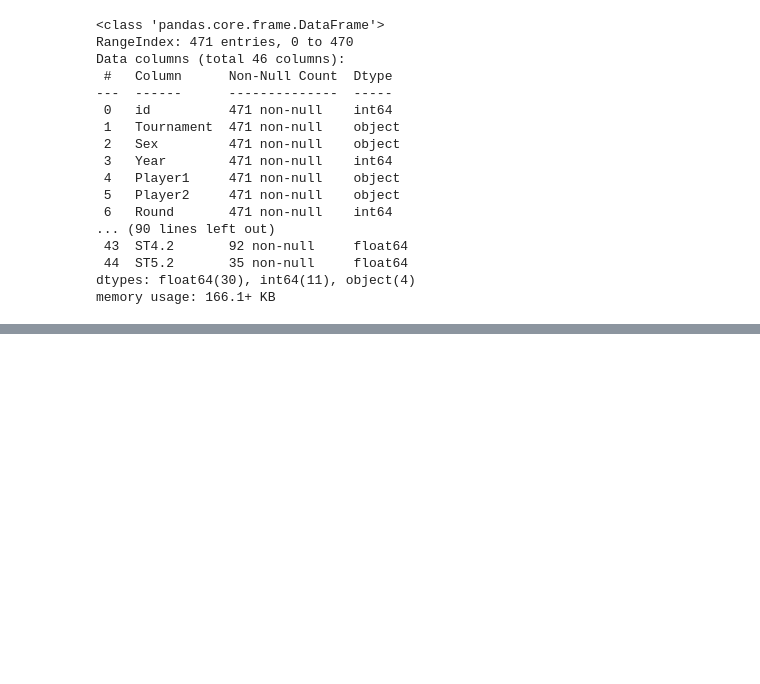
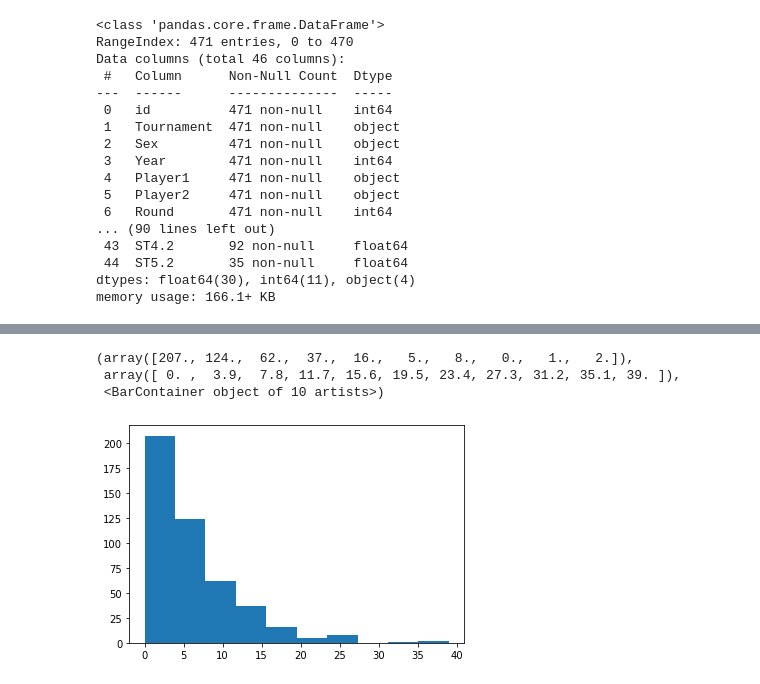
Before and after one commit to yagaoka/kaggle-Competition, a Jupyter notebook: Tennis_Compe/tennis_compe.ipynb, the cells around one changed output, grey strips where cells are left out. Cells and saved outputs as stored; diff of their text form; code cells hidden in the pictures; blank space fills up the shorter version.

```diff
--- a/Tennis_Compe/tennis_compe.ipynb
+++ b/Tennis_Compe/tennis_compe.ipynb
@@ -81,0 +190,2 @@ test_data = test_data.drop(drop_columns, axis=1)
+# %%
+train_data = train_data.drop("FSPW.1", axis=1)
@@ -81,0 +212,6 @@ test_data = test_data.drop(drop_columns, axis=1)
+# %%
+drop_columns = ["NPA.1", "NPA.2", "NPW.1", "NPW.2", "TPW.1", "TPW.2", "UFE.1", "UFE.2", "Year", "id", "DBF.1", "DBF.2"]
+
+train_data = train_data.drop(drop_columns, axis=1)
+test_data = test_data.drop(drop_columns, axis=1)
+train_data.head()
@@ -81,0 +226,7 @@ test_data = test_data.drop(drop_columns, axis=1)
+# %%
+plt.hist(train_data["ACE.2"])
+# %% [output]
+(array([207., 124.,  62.,  37.,  16.,   5.,   8.,   0.,   1.,   2.]),
+ array([ 0. ,  3.9,  7.8, 11.7, 15.6, 19.5, 23.4, 27.3, 31.2, 35.1, 39. ]),
+ <BarContainer object of 10 artists>)
+[figure, added]
```
Also changed, not shown: parts of 41 cells of this notebook.
